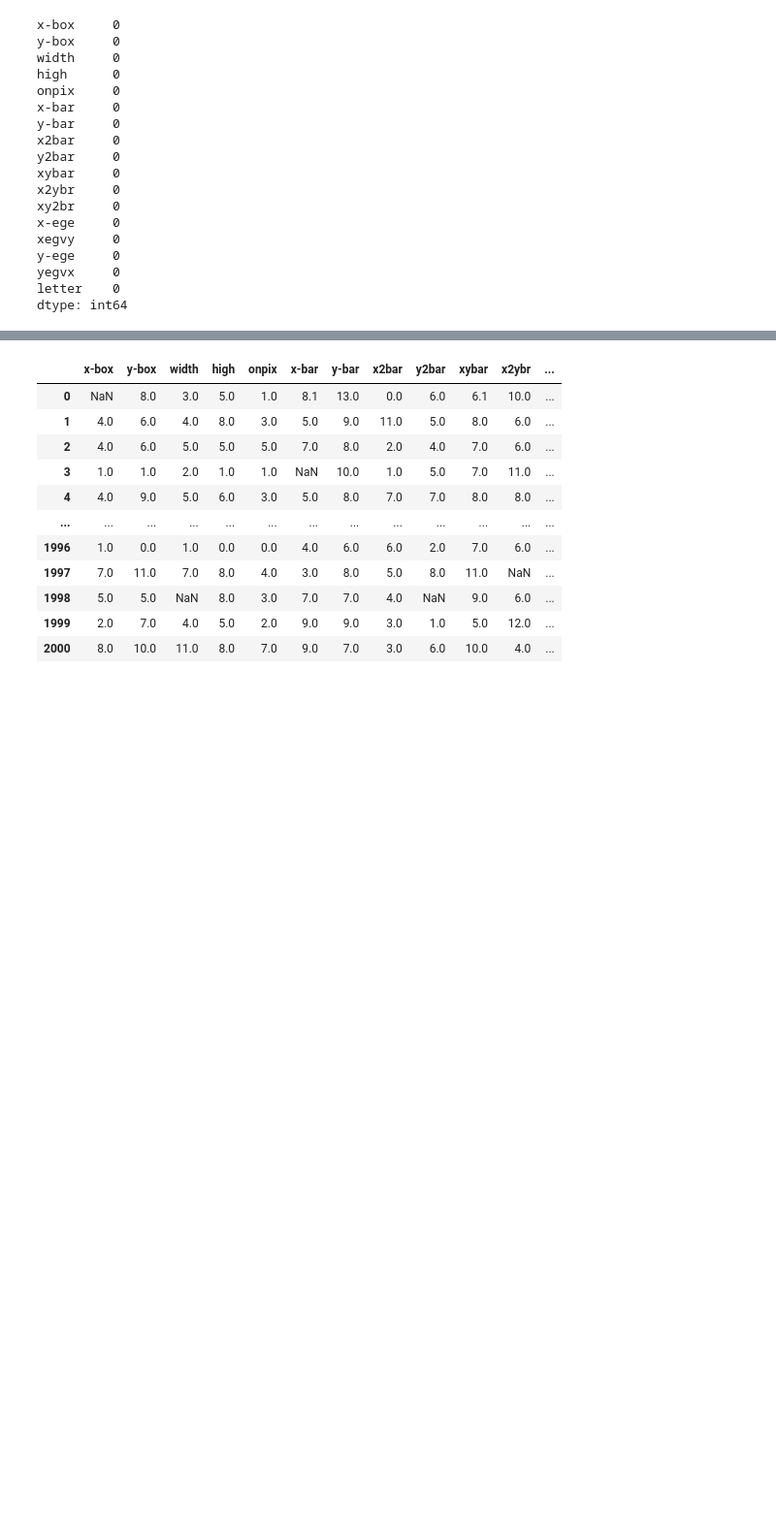
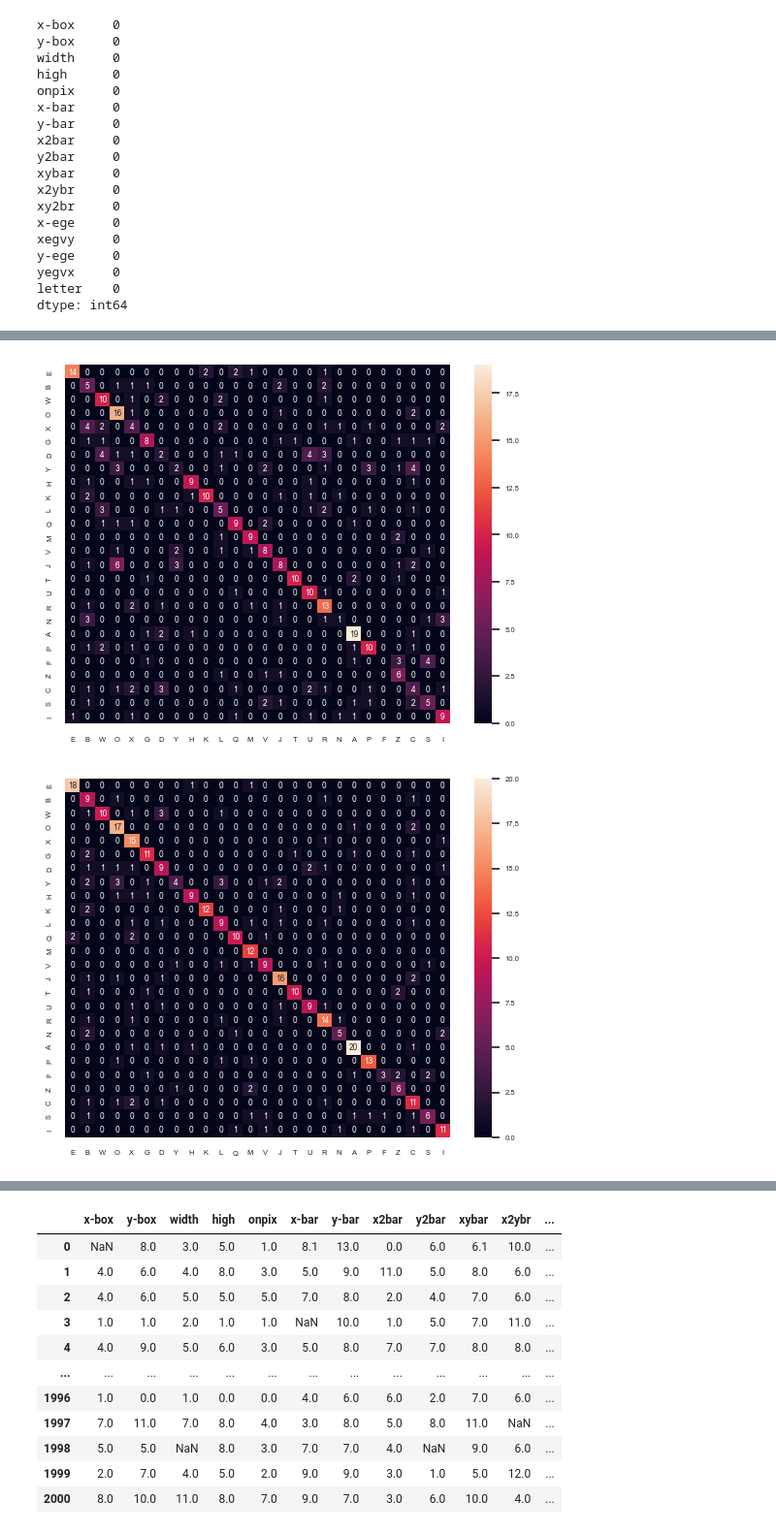
Before and after one commit to sofiamartellozzo/DQ_project, a Jupyter notebook: project.ipynb, the cells around one changed output, grey strips where cells are left out. Shown at 97% size. Saved outputs shown, nothing was run; the diff lists cells and outputs as text; code cells hidden in the pictures; blank space fills up the shorter version.

Commit message:
add classification algorithm

```diff
--- a/project.ipynb
+++ b/project.ipynb
@@ -233,0 +340,4 @@ dtype: int64
+# %%
+y = data1_t1['letter']
+classes = list(set(y))
+classes
@@ -233,0 +366,31 @@ dtype: int64
+# %%
+from sklearn.linear_model import LogisticRegression
+from sklearn.svm import SVC
+from sklearn.neighbors import KNeighborsClassifier
+from sklearn.tree import DecisionTreeClassifier
+from sklearn.naive_bayes import GaussianNB
+
+model_pipeline = []
+model_pipeline.append(LogisticRegression(solver='liblinear'))
+model_pipeline.append(SVC())
+model_pipeline.append(KNeighborsClassifier())
+model_pipeline.append(DecisionTreeClassifier())
+model_pipeline.append(GaussianNB())
+# %%
+from sklearn import metrics
+from sklearn.metrics import classification_report
+from sklearn.metrics import confusion_matrix
+
+model_list = ['Logistic Regression', 'SVM', 'KNN', 'Decision Tree', 'Naive Bayes']
+acc_list = []
+cm_list = []
+
+num_classes = len(classes)
+
+for model in model_pipeline:
+    model.fit(X_train, y_train)
+
+    y_pred = model.predict(X_test)
+    acc_list.append(metrics.accuracy_score(y_test, y_pred))
+
+    cm_list.append(confusion_matrix(y_test, y_pred))
@@ -233,0 +425,13 @@ dtype: int64
+# %%
+import seaborn as sn
+
+for cm in cm_list:
+
+    df_cm = pd.DataFrame(cm, classes, classes)
+    sn.set(font_scale=.5)
+    sn.heatmap(df_cm, annot=True)
+
+    plt.show()
+# %% [output]
+[figure, added]
+[figure, added]
```
Also changed, not shown: parts of 18 cells of this notebook.
